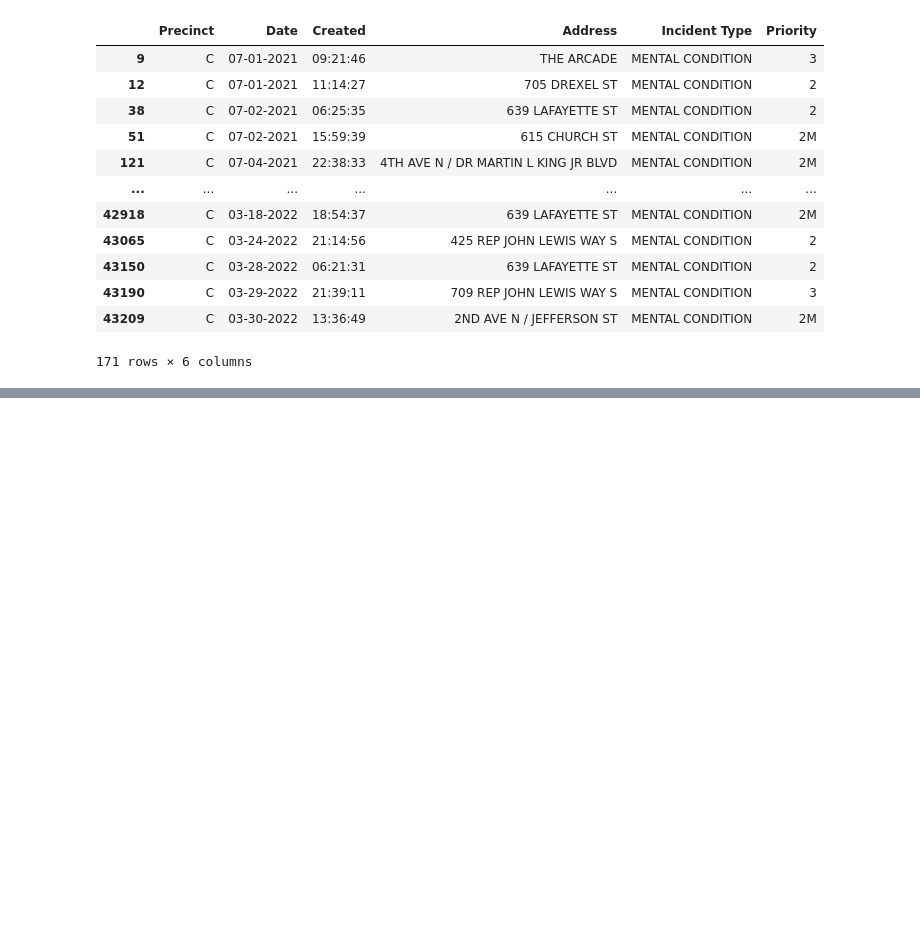
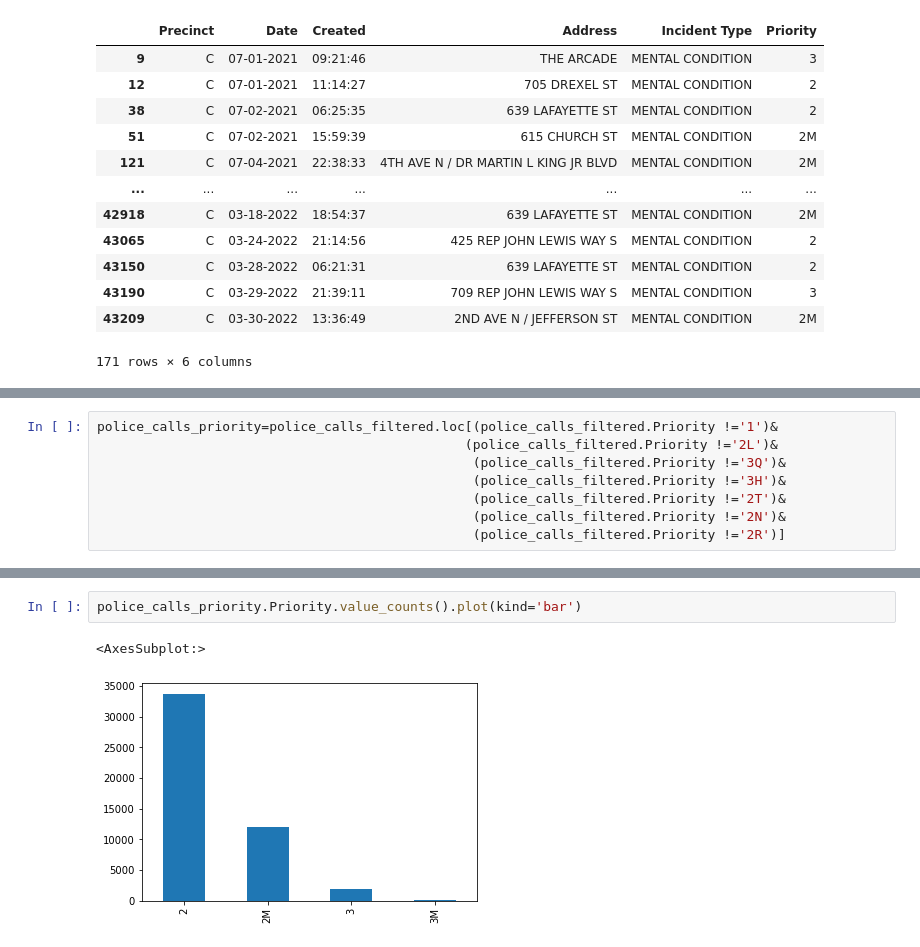
Before and after one commit to parallel-parker/partners_in_care, a Jupyter notebook: Notebook/Police_Calls_1.ipynb, the cells around one changed output, grey strips where cells are left out. Drawn from its saved outputs; the diff is of its cells as text; blank space fills up the shorter version.

```diff
--- a/Notebook/Police_Calls_1.ipynb
+++ b/Notebook/Police_Calls_1.ipynb
@@ -427,0 +546,8 @@ plt.title('Incident Type by Precinct',
+# %%
+police_calls_priority=police_calls_filtered.loc[(police_calls_filtered.Priority !='1')&
+                                               (police_calls_filtered.Priority !='2L')&
+                                                (police_calls_filtered.Priority !='3Q')&
+                                                (police_calls_filtered.Priority !='3H')&
+                                                (police_calls_filtered.Priority !='2T')&
+                                                (police_calls_filtered.Priority !='2N')&
+                                                (police_calls_filtered.Priority !='2R')]
@@ -427,0 +570,5 @@ plt.title('Incident Type by Precinct',
+# %%
+police_calls_priority.Priority.value_counts().plot(kind='bar')
+# %% [output]
+<AxesSubplot:>
+[figure, added]
```
Also changed, not shown: parts of 25 cells of this notebook, 7 other files.
